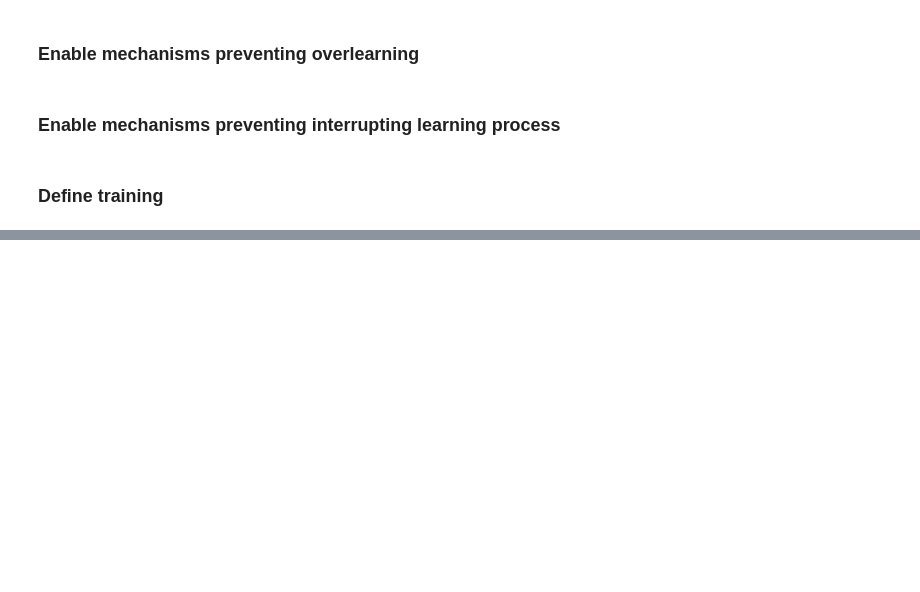
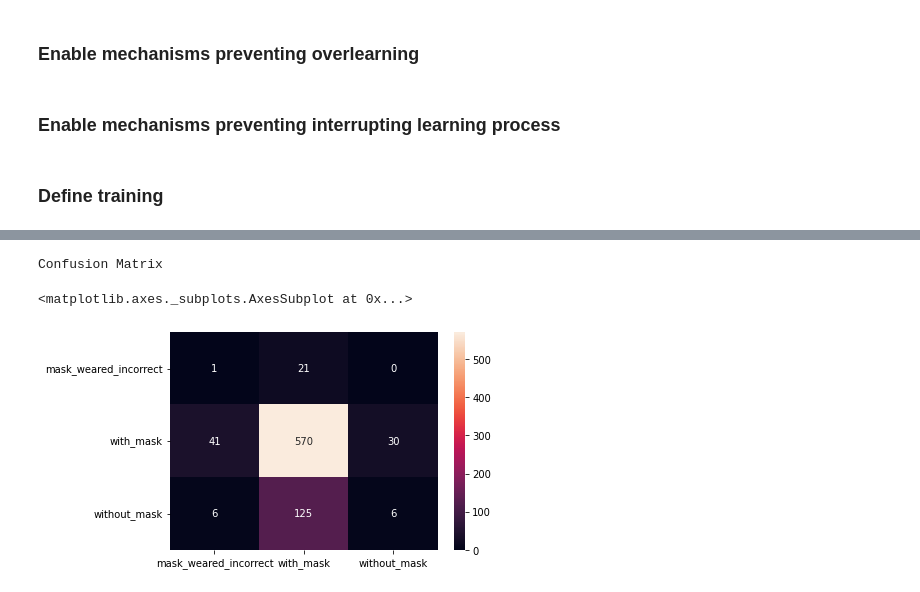
Before and after one commit to smutkiewicz/face-mask-detection, a Jupyter notebook: classifier/classifier-training.ipynb, the cells around one changed output, grey strips where cells are left out. Cells and saved outputs as stored; diff of their text form; code cells hidden in the pictures; blank space fills up the shorter version.

```diff
--- a/classifier/classifier-training.ipynb
+++ b/classifier/classifier-training.ipynb
@@ -486,0 +479,3 @@ annotations  images
+# %%
+test_df = pd.read_csv(test_df_file_name)
+test_df
@@ -486,0 +505,15 @@ annotations  images
+# %%
+image_target_size = (24, 22)
+
+test_image_generator = ImageDataGenerator(rescale = 1. / 255.)
+test_generator = test_image_generator.flow_from_dataframe(
+    dataframe = test_df,
+    directory = cropped_dir,
+    x_col = key_cropped,
+    y_col = key_label,
+    batch_size = BATCH_SIZE,
+    seed = SEED_SIZE,
+    shuffle = True,
+    class_mode = 'categorical',
+    target_size = image_target_size
+)
@@ -486,0 +522,8 @@ annotations  images
+# %%
+generator = test_generator
+generator.reset()
+
+pred = model.predict(generator,
+                     batch_size=BATCH_SIZE,
+                     steps=len(generator),
+                     verbose=1)
@@ -486,0 +541,3 @@ annotations  images
+# %%
+y_pred = np.argmax(pred, axis=1)
+y_pred
@@ -486,0 +562,14 @@ annotations  images
+# %%
+print('Confusion Matrix')
+
+label_names = ['mask_weared_incorrect', 'with_mask', 'without_mask']
+matrix = confusion_matrix(generator.classes, y_pred)
+sns.heatmap(matrix,
+            annot = True,
+            fmt='g',
+            xticklabels=label_names,
+            yticklabels=label_names)
+# %% [output]
+Confusion Matrix
+<matplotlib.axes._subplots.AxesSubplot at 0x...>
+[figure, added]
```
Also changed, not shown: parts of 66 cells of this notebook.
